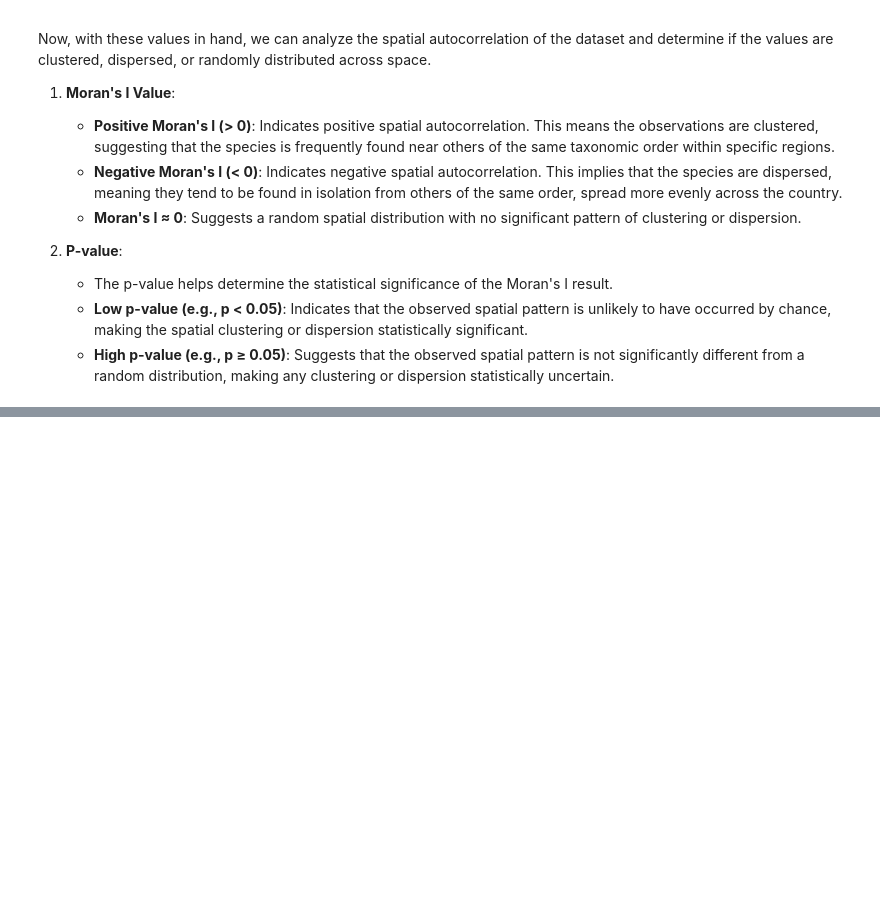
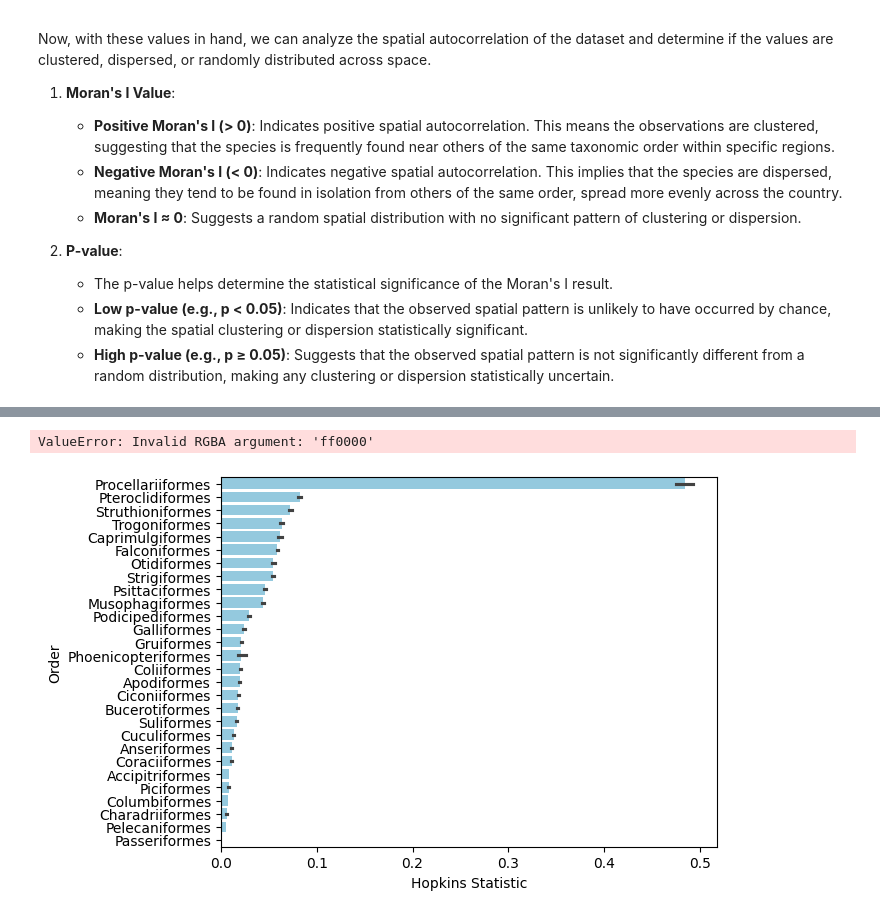
Before and after one commit to zahra-zibzee/Environmental-Data-Analysis, a Jupyter notebook: Project2/question1.ipynb, the cells around one changed output, grey strips where cells are left out. Drawn from its saved outputs; the diff is of its cells as text; code cells hidden in the pictures; blank space fills up the shorter version.

```diff
--- a/Project2/question1.ipynb
+++ b/Project2/question1.ipynb
@@ -329,6 +368,7 @@ FileNotFoundError: [Errno 2] No such file or directory: 'moran.csv'
 # %%
-import numpy as np
+from collections import defaultdict
 from sklearn.neighbors import NearestNeighbors
+
 
 def hopkins_statistic(X, n_samples=100):
     """
@@ -343,7 +383,8 @@ def hopkins_statistic(X, n_samples=100):
     """
     n, d = X.shape
     if n_samples > n:
-        n_samples = n  # Adjust n_samples if it is greater than the number of data points
+        n_samples = n
+            # Adjust n_samples if it is greater than the number of data points
 
     # Randomly select n_samples points from the dataset
     random_indices = np.random.choice(n, n_samples, replace=False)
@@ -370,8 +411,14 @@ def hopkins_statistic(X, n_samples=100):
     hopkins_stat = np.sum(w_distances) / (np.sum(w_distances) + np.sum(u_distances))
     return hopkins_stat
 
-# Example usage
-data = np.random.rand(100, 2)  # Replace with your dataset
-hopkins_value = hopkins_statistic(data)
-print(f"Hopkins Statistic: {hopkins_value}")
+
+hopkins: dict[str, list[float]] = defaultdict(list)
+for order, data in tqdm(df.groupby("order")):
+    for n in range(10, 3000, 50):
+        hopkins[order].append(hopkins_statistic(
+            data[["decimalLongitude", "decimalLatitude"]].values,
+            n_samples=n,
+        ))
+
+hopkins
 # %% [output]
@@ -378,0 +465,39 @@ Hopkins Statistic: 0.4079326253508601
+# %%
+
+hdf = pd.DataFrame(hopkins)
+hdf = hdf.sort_index(axis=1, key=lambda x: hdf[x].mean(), ascending=False)
+
+sns.barplot(
+    data=hdf.melt(
+        var_name="Order",
+        value_name="Hopkins Statistic",
+    ),
+    y="Order",
+    x="Hopkins Statistic",
+    color="skyblue",
+)
+
+sns.barplot(
+    data=hdf.min().sort_values().reset_index(name="Hopkins Statistic"),
+    y="index",
+    x="Hopkins Statistic",
+    color="ff0000",
+)
+
+sns.barplot(
+    data=hdf.max().sort_values().reset_index(name="Hopkins Statistic"),
+    y="index",
+    x="Hopkins Statistic",
+    legend="full",
+    alpha=0.5,
+)
+plt.title("Hopkins Statistic for each Order")
+plt.xlabel("Hopkins Statistic")
+plt.ylabel("Order")
+
+# plt.
+
+plt.show()
+# %% [output]
+ValueError: Invalid RGBA argument: 'ff0000'
+[figure, added]
```
Also changed, not shown: parts of 4 cells of this notebook.
